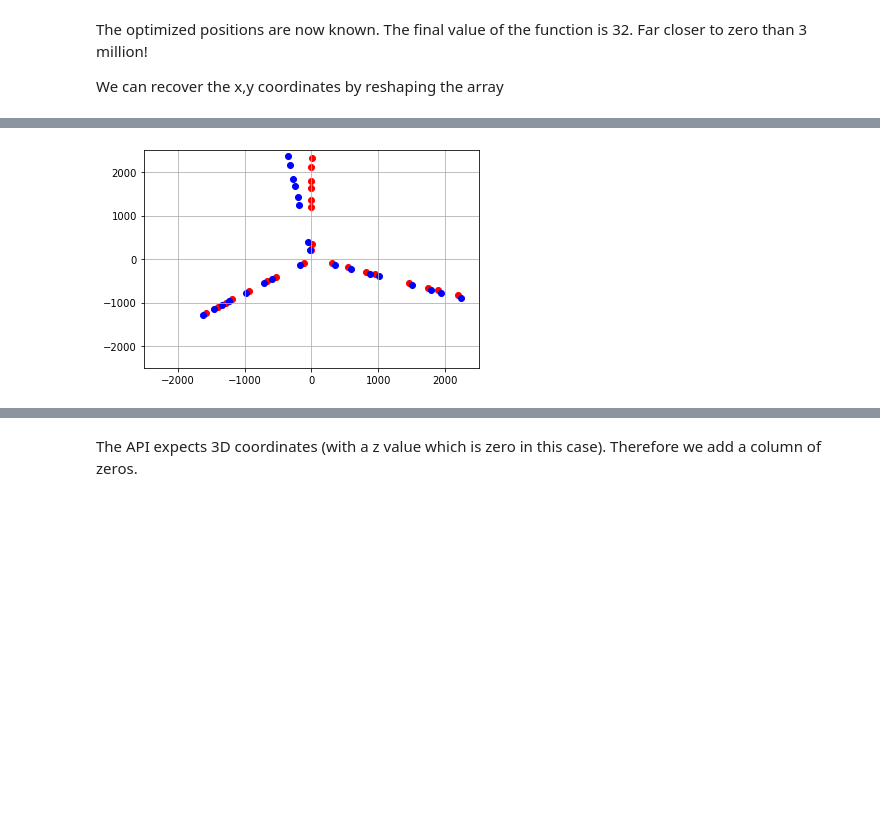
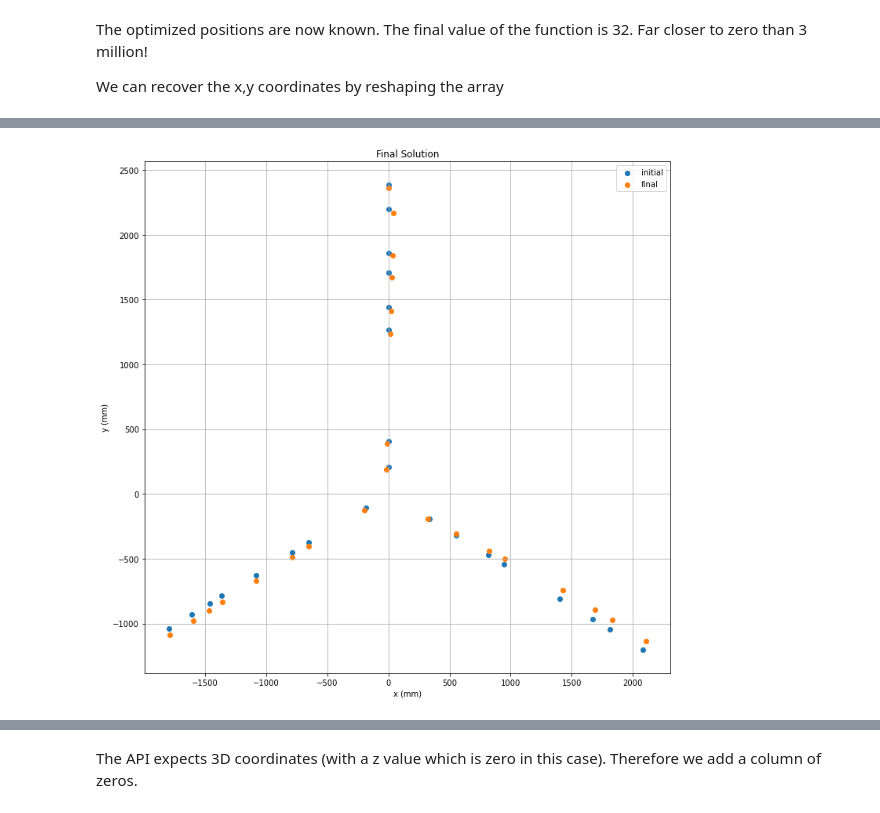
Before and after one commit to tmolteno/TART, a Jupyter notebook: doc/calibration/positions/three_arm_survey.ipynb, the cells around one changed output, grey strips where cells are left out. Saved outputs shown, nothing was run; the diff lists cells and outputs as text; code cells hidden in the pictures; blank space fills up the shorter version.

```diff
--- a/doc/calibration/positions/three_arm_survey.ipynb
+++ b/doc/calibration/positions/three_arm_survey.ipynb
@@ -265,10 +341,15 @@ array([[-1.00000000e+00,  2.06125087e+02],
-# %%
-plt.scatter(pos[:,0], pos[:,1], color='red')
-plt.scatter(pos_i[:,0], pos_i[:,1], color='blue')
-
-plt.xlim(-2500,2500)
-plt.ylim(-2500,2500)
-plt.grid(True)
-plt.show()
-# %% [output]
-[figure, removed]
+# %%
+fig, ax = plt.subplots(figsize=(12,12))
+
+ax.scatter(pos_i[:,0], pos_i[:,1], label='initial')
+ax.scatter(pos[:,0], pos[:,1], label='final')
+
+ax.grid(True)
+ax.set_title('Final Solution')
+ax.set_xlabel('x (mm)')
+ax.set_ylabel('y (mm)')
+ax.legend()
+plt.savefig('final_positions.png')
+plt.show()
+# %% [output]
+[figure, added]
```
Also changed, not shown: parts of 13 cells of this notebook, 1 other file.
